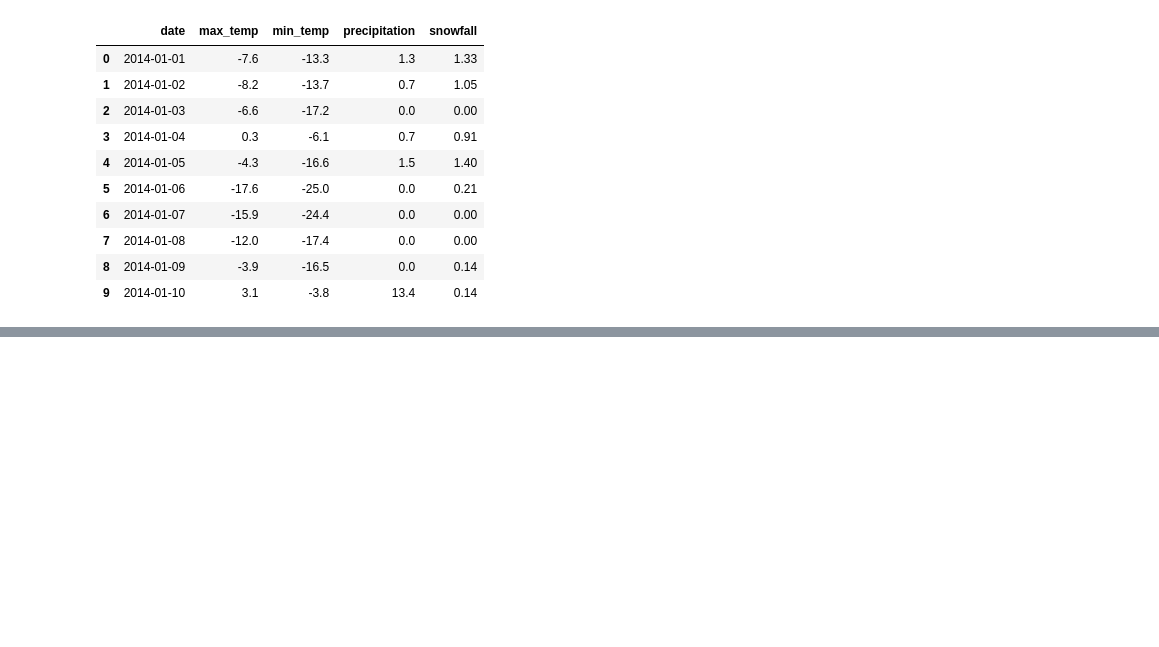
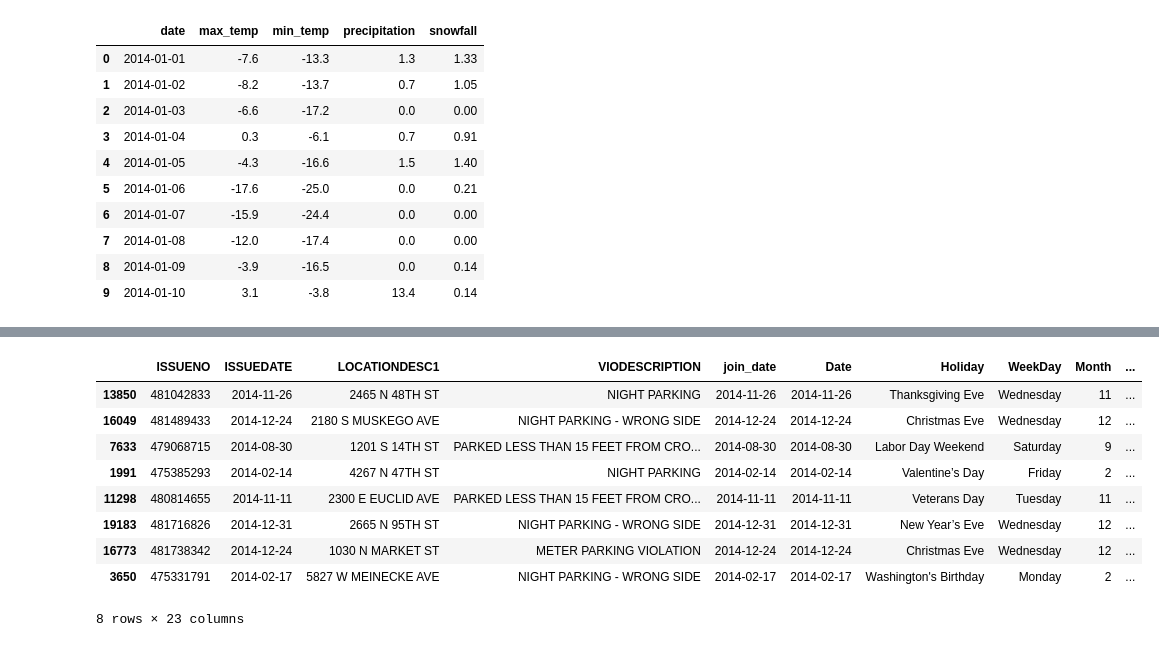
Before and after one commit to Josiah-MSOE/Milwaukee-Ticket-Data-Analysis, a Jupyter notebook: parking_final_project.ipynb, the cells around one changed output, grey strips where cells are left out. Saved outputs shown, nothing was run; the diff lists cells and outputs as text; code cells hidden in the pictures; blank space fills up the shorter version.

```diff
--- a/parking_final_project.ipynb
+++ b/parking_final_project.ipynb
@@ -36,7 +36,9 @@ import kagglehub
 import openpyxl
 # %%
 # Loading in the parking data, just one year
-tickets_df = pd.read_excel("C:/Users/eckbergj/.vscode/Milwaukee-Ticket-Data-Analysis/data/tickets_csv/2014_parking_citations_issued_open_records_request.xlsx")
+
+# tickets_df = pd.read_excel("C:/Users/eckbergj/.vscode/Milwaukee-Ticket-Data-Analysis/data/tickets_csv/2014_parking_citations_issued_open_records_request.xlsx")
+tickets_df = pd.read_excel("data/tickets_csv/2014_parking_citations_issued_open_records_request.xlsx")
 
 tickets_df.head(10)
 # %% [output]
@@ -62,5 +66,6 @@ Path to dataset files: C:\Users\eckbergj\.cache\kagglehub\datasets\donnetew\us-h
 # %%
-holidays_df = pd.read_csv("C:/Users/eckbergj/.vscode/Milwaukee-Ticket-Data-Analysis/data/US Holiday Dates (2004-2021).csv")
+#holidays_df = pd.read_csv("C:/Users/eckbergj/.vscode/Milwaukee-Ticket-Data-Analysis/data/US Holiday Dates (2004-2021).csv")
+holidays_df = pd.read_csv("data/US Holiday Dates (2004-2021).csv")
 
 holidays_df.head(10)
 # %% [output]
@@ -136,0 +165,37 @@ combined_all_df.sample(5)
+# %%
+# Feature for  Winter Storm? Inclement Weather?  Threshold can be adjusted
+combined_all_df['is_snow_emergency'] = ((combined_all_df['VIODESCRIPTION'].str.lower().str.contains('snow|emergency')) |      # in-line OR
+                                        (combined_all_df['snowfall'] > 3.0)).astype(int)
+
+# Heavy Rain?
+combined_all_df['is_heavy_rain'] = (combined_all_df['precipitation'] > 2.0).astype(int)
+
+# Meter Violation?
+combined_all_df['is_meter_ticket'] = combined_all_df['VIODESCRIPTION'].str.lower().str.contains('meter').astype(int) # 1 = Meter Violation, 0 = Not a Meter Violation
+
+# Night Violation?
+combined_all_df['is_night_ticket'] = combined_all_df['VIODESCRIPTION'].str.lower().str.contains('night').astype(int) # 1 = Night Violation, 0 = Not a Night Violation
+
+# Registration Violation?
+combined_all_df['is_registration_ticket'] = combined_all_df['VIODESCRIPTION'].str.lower().str.contains('registration|unregistered').astype(int) # 1 = Registration Violation, 0 = Not a Registration Violation
+
+# Time Violation ?
+combined_all_df['is_time_ticket'] = combined_all_df['VIODESCRIPTION'].str.lower().str.contains('excess|hours|time').astype(int) # 1 = Time Violation, 0 = Not a Time Violation
+
+# Weekend Violation?  Could add Friday as well if wanted
+combined_all_df['is_weekend_ticket'] = combined_all_df['WeekDay'].str.lower().str.contains('saturday|sunday').astype(int) # 1 = Weekend Violation, 0 = Not a Weekend Violation
+
+
+
+combined_all_df.sample(8)
+# %% [output]
+|  | ISSUENO | ISSUEDATE | LOCATIONDESC1 | VIODESCRIPTION | join_date | Date | Holiday | WeekDay | Month | ... |
+| 13850 | 481042833 | 2014-11-26 | 2465 N 48TH ST | NIGHT PARKING | 2014-11-26 | 2014-11-26 | Thanksgiving Eve | Wednesday | 11 | ... |
+| 16049 | 481489433 | 2014-12-24 | 2180 S MUSKEGO AVE | NIGHT PARKING - WRONG SIDE | 2014-12-24 | 2014-12-24 | Christmas Eve | Wednesday | 12 | ... |
+| 7633 | 479068715 | 2014-08-30 | 1201 S 14TH ST | PARKED LESS THAN 15 FEET FROM CRO... | 2014-08-30 | 2014-08-30 | Labor Day Weekend | Saturday | 9 | ... |
+| 1991 | 475385293 | 2014-02-14 | 4267 N 47TH ST | NIGHT PARKING | 2014-02-14 | 2014-02-14 | Valentine’s Day | Friday | 2 | ... |
+| 11298 | 480814655 | 2014-11-11 | 2300 E EUCLID AVE | PARKED LESS THAN 15 FEET FROM CRO... | 2014-11-11 | 2014-11-11 | Veterans Day | Tuesday | 11 | ... |
+| 19183 | 481716826 | 2014-12-31 | 2665 N 95TH ST | NIGHT PARKING - WRONG SIDE | 2014-12-31 | 2014-12-31 | New Year’s Eve | Wednesday | 12 | ... |
+| 16773 | 481738342 | 2014-12-24 | 1030 N MARKET ST | METER PARKING VIOLATION | 2014-12-24 | 2014-12-24 | Christmas Eve | Wednesday | 12 | ... |
+| 3650 | 475331791 | 2014-02-17 | 5827 W MEINECKE AVE | NIGHT PARKING - WRONG SIDE | 2014-02-17 | 2014-02-17 | Washington's Birthday | Monday | 2 | ... |
+8 rows × 23 columns
```
Also changed, not shown: parts of 4 cells of this notebook.
